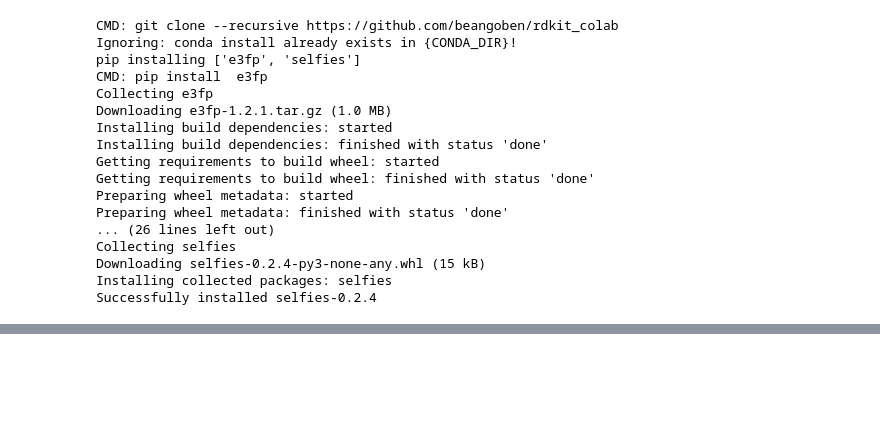
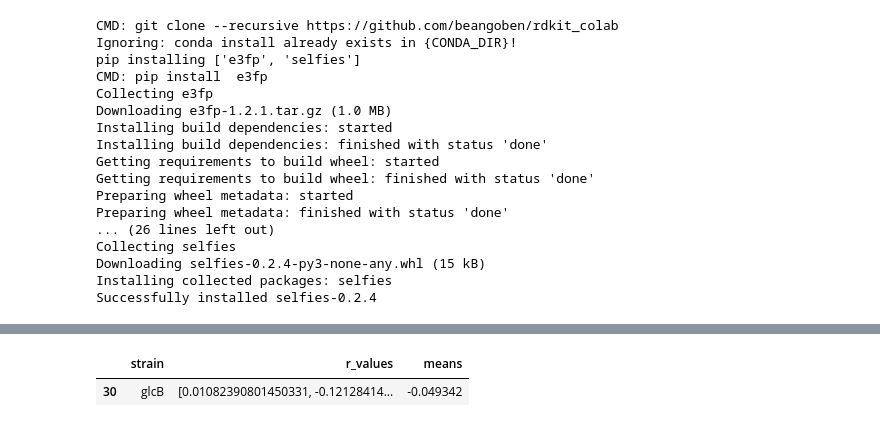
Before and after one commit to anmehta26/public_TB_project, a Jupyter notebook: relationships.ipynb, the cells around one changed output, grey strips where cells are left out. Cells and saved outputs as stored; diff of their text form; code cells hidden in the pictures; blank space fills up the shorter version.

```diff
--- a/relationships.ipynb
+++ b/relationships.ipynb
@@ -149,0 +180,5 @@ for strain in all.strain.unique():
+# %%
+df.loc[df['means'] < -.04]
+# %% [output]
+|  | strain | r_values | means |
+| 30 | glcB | [0.01082390801450331, -0.12128414... | -0.049342 |
```
Also changed, not shown: parts of 7 cells of this notebook.
